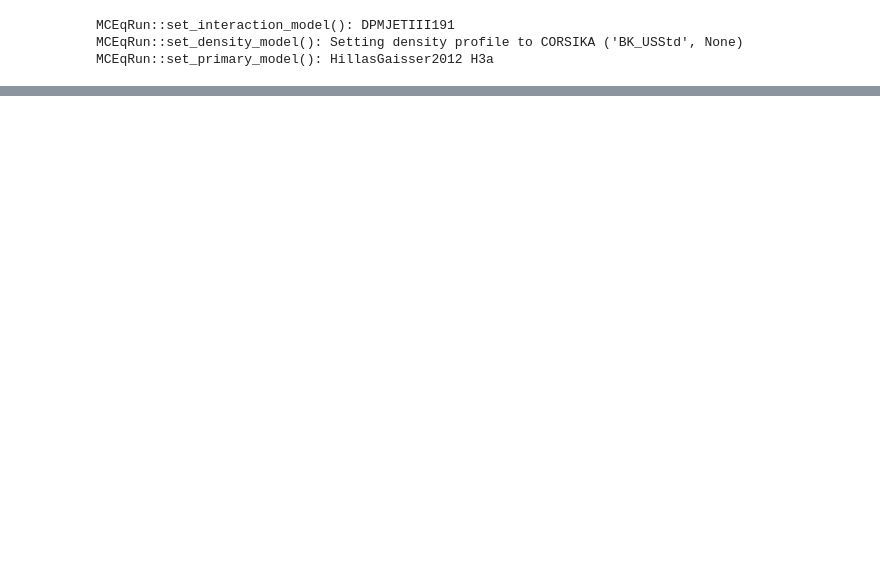
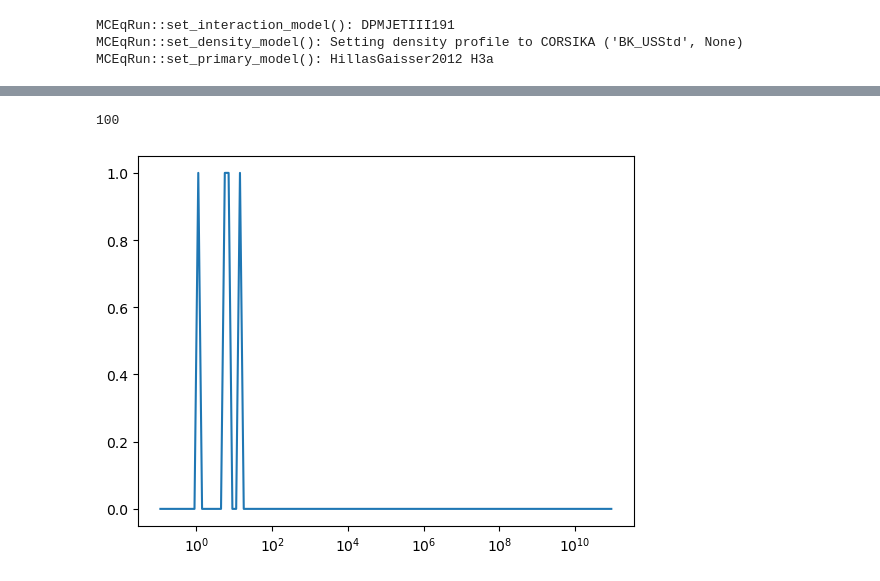
Before and after one commit to jncots/xmax_sigma, a Jupyter notebook: cascade_np/test_cas_driver.ipynb, the cells around one changed output, grey strips where cells are left out. Cells and saved outputs as stored; diff of their text form; code cells hidden in the pictures; blank space fills up the shorter version.

```diff
--- a/cascade_np/test_cas_driver.ipynb
+++ b/cascade_np/test_cas_driver.ipynb
@@ -98,0 +111,10 @@ cascade_analysis.plot_height_list(pids = [22, -13, 13, -11, 11], all_pids=True)
+# %%
+import matplotlib.pylab as plt
+plt.semilogx(cascade_analysis.egrid, cascade_analysis.hist_dict[22][0][99])
+
+
+
+len(cascade_analysis.hist_dict[22][0])
+# %% [output]
+100
+[figure, added]
```
Also changed, not shown: parts of 11 cells of this notebook, 6 other files.
